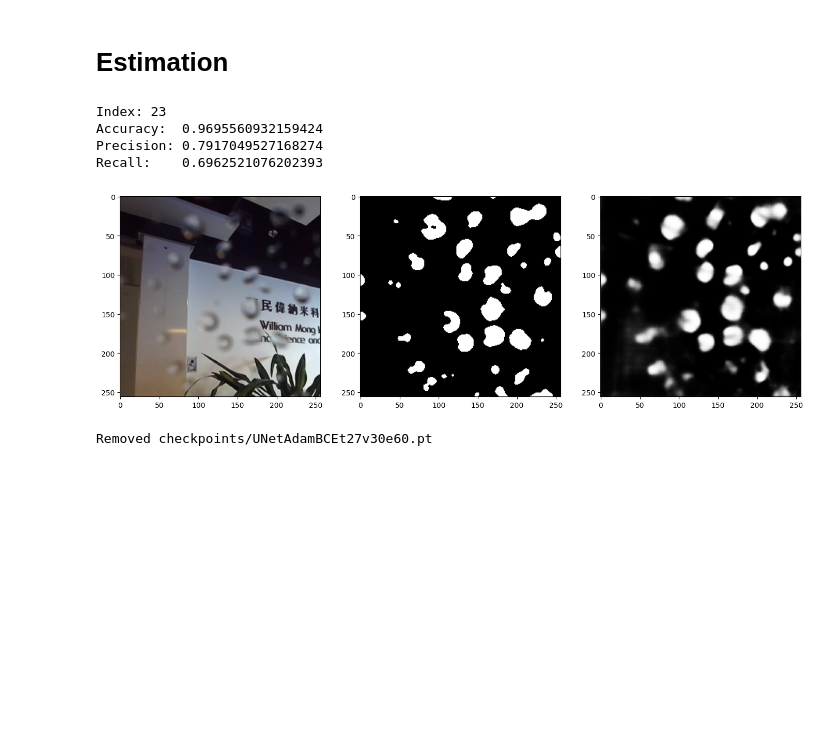
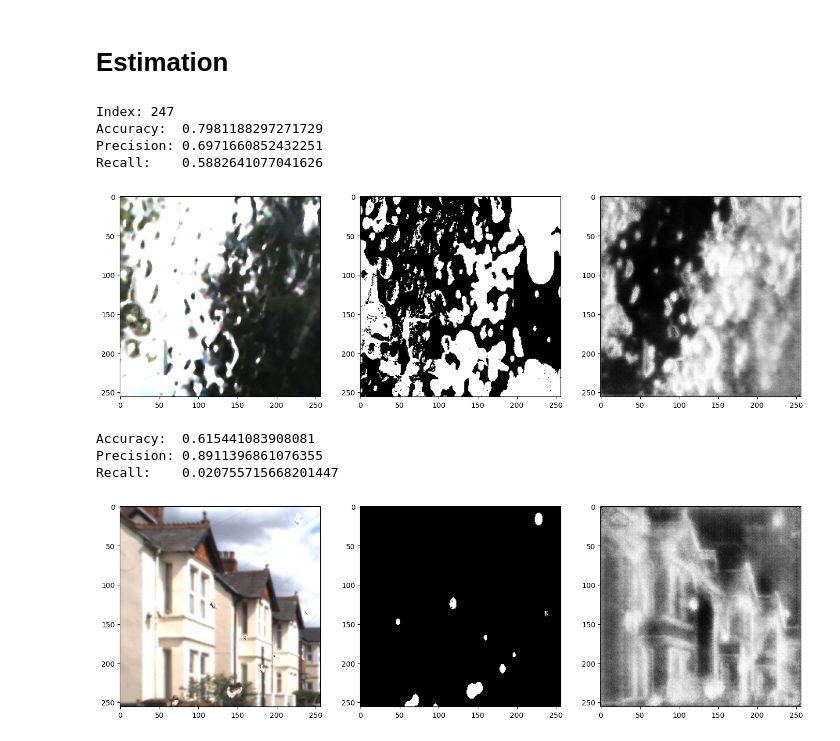
Before and after one commit to KIrillPal/WaterDropDetection, a Jupyter notebook: research/segmentation/train.ipynb, the cells around one changed output. Drawn from its saved outputs; the diff is of its cells as text; code cells hidden in the pictures; blank space fills up the shorter version.

Commit message:
Training using CG-dataset. Bad data

```diff
--- a/research/segmentation/train.ipynb
+++ b/research/segmentation/train.ipynb
@@ -6,16 +6,16 @@ from checkpoints import *
 from measures import *
 # %%
 config = {
-    "lr": 0.0001,
-    "batch_size": 4,
-    "epochs": 10,
+    "lr": 0.0003,
+    "batch_size": 16,
+    "epochs": 3,
     "threshold": 0.3,
     "init_from_checkpoint": False,
-    "image_dir": '../../data/stereo/train/image',
-    "mask_dir": '../../data/stereo/train/mask',
+    "image_dir": '../../data/derain/ALIGNED_PAIRS/CG_DROPLETS_M7',
+    "mask_dir": '../../data/derain/ALIGNED_PAIRS/CG_MASKS',
     "device": "cuda" if torch.cuda.is_available() else "cpu",
-    "checkpoint_dir": "checkpoints",
-    "checkpoint": "UNetAdamBCEt33v30e83.pt", # if None loads last saved checkpoint
+    "checkpoint_dir": "cg_checkpoints",
+    "checkpoint": "UNetAdamBCEt14v14e11.pt", # if None loads last saved checkpoint
     "print_model": False,
     "seed": 3407 # if None uses random seed
 }
@@ -319,14 +240,26 @@ print("Index:", idx)
 x, y = val_dataset[idx]
 plot_prediction(x, y, binary_map=False)
 # %% [output]
-Index: 23
-Accuracy:  0.9695560932159424
-Precision: 0.7917049527168274
-Recall:    0.6962521076202393
+Index: 247
+Accuracy:  0.7981188297271729
+Precision: 0.6971660852432251
+Recall:    0.5882641077041626
-[figure, old version]
+[figure, new version]
+# %%
+# Get prediction from opened image
+image_path = "../../data/derain/ALIGNED_PAIRS/CG_DROPLETS/left_1535201264389466.png"
+mask_path = "../../data/derain/ALIGNED_PAIRS/CG_MASKS/left_1535201264389466.png"
+from PIL import Image, ImageFilter
+image = Image.open(image_path)
+mask  = Image.open(mask_path)
+x, y = dataset.transform(image, mask)
+plot_prediction(x, y, binary_map=False)
+# %% [output]
+Accuracy:  0.615441083908081
+Precision: 0.8911396861076355
+Recall:    0.020755715668201447
+[figure, added]
 # %%
 # Clear checkpoints by condition
-clear_checkpoints(config["checkpoint_dir"], condition=lambda ch: ch["train_loss"] >= 0.27, save_last=1)
+#clear_checkpoints(config["checkpoint_dir"], condition=lambda ch: ch["val_loss"] >= 0.15, save_last=3)
-# %% [output]
-Removed checkpoints/UNetAdamBCEt27v30e60.pt
 # %%
```
Also changed, not shown: parts of 6 cells of this notebook, 1 other file.
